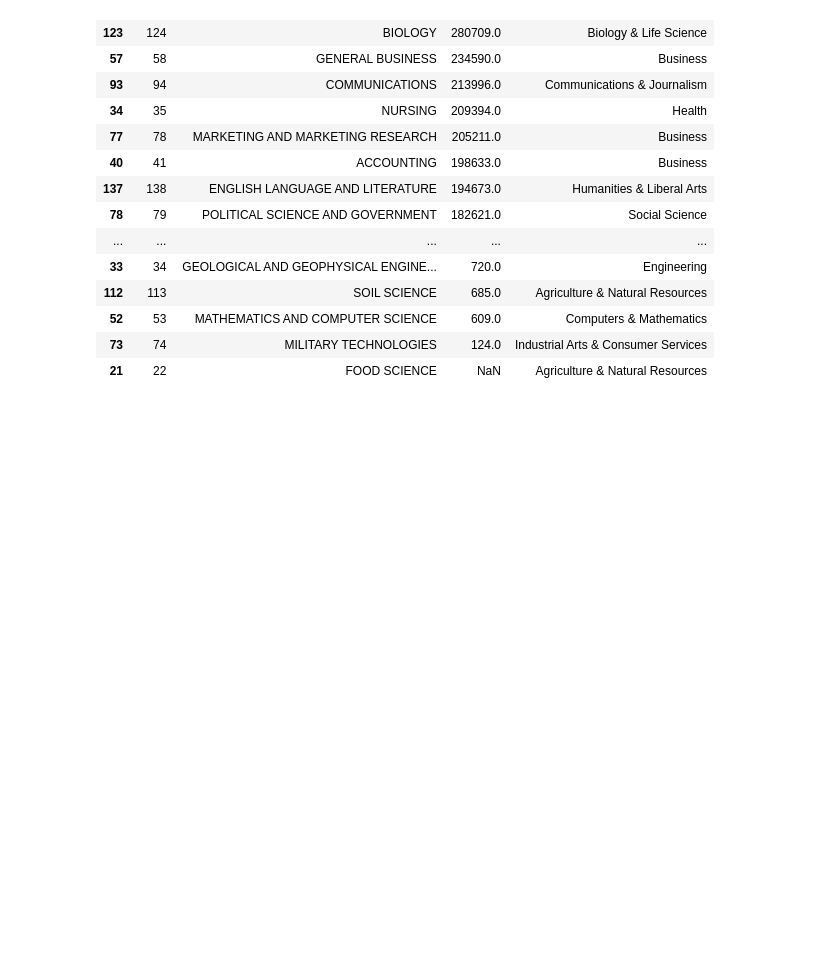
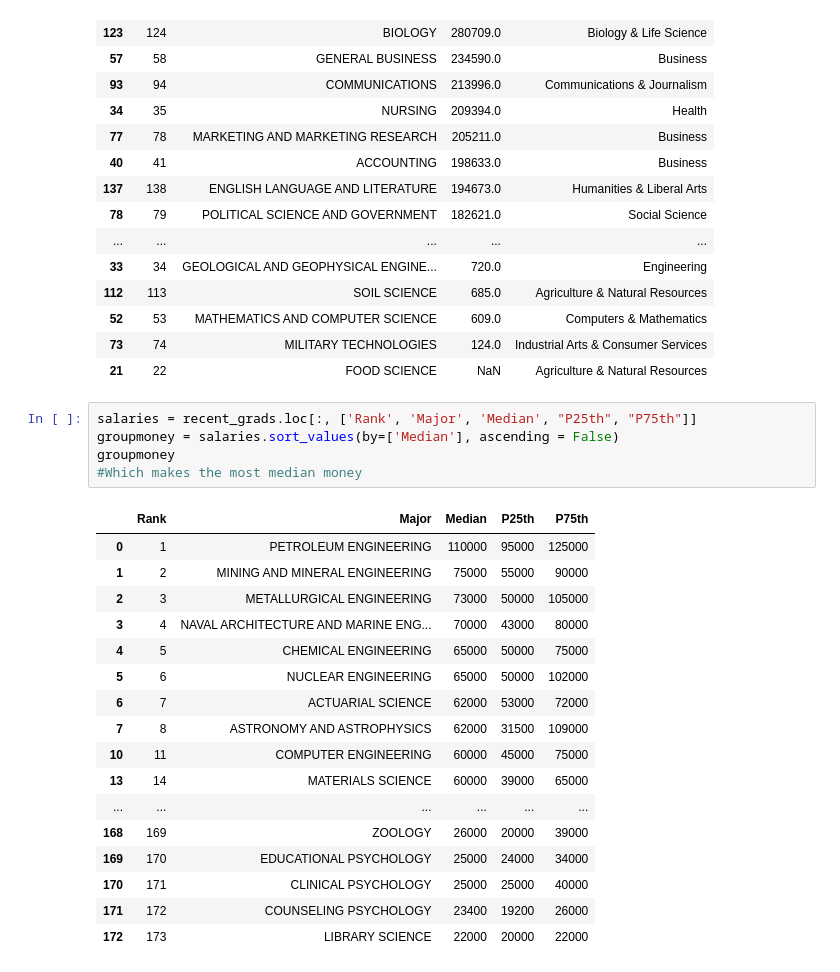
Before and after one commit to sbraverman24/data-science-2022F, a Jupyter notebook: unit2/Project/project2.ipynb, the cells around one changed output. Drawn from its saved outputs; the diff is of its cells as text; blank space fills up the shorter version.

```diff
--- a/unit2/Project/project2.ipynb
+++ b/unit2/Project/project2.ipynb
@@ -84,3 +84,26 @@ groupmajors
 | 52 | 53 | MATHEMATICS AND COMPUTER SCIENCE | 609.0 | Computers & Mathematics |
 | 73 | 74 | MILITARY TECHNOLOGIES | 124.0 | Industrial Arts & Consumer Services |
 | 21 | 22 | FOOD SCIENCE | NaN | Agriculture & Natural Resources |
+# %%
+salaries = recent_grads.loc[:, ['Rank', 'Major', 'Median', "P25th", "P75th"]]
+groupmoney = salaries.sort_values(by=['Median'], ascending = False)
+groupmoney
+#Which makes the most median money
+# %% [output]
+|  | Rank | Major | Median | P25th | P75th |
+| 0 | 1 | PETROLEUM ENGINEERING | 110000 | 95000 | 125000 |
+| 1 | 2 | MINING AND MINERAL ENGINEERING | 75000 | 55000 | 90000 |
+| 2 | 3 | METALLURGICAL ENGINEERING | 73000 | 50000 | 105000 |
+| 3 | 4 | NAVAL ARCHITECTURE AND MARINE ENG... | 70000 | 43000 | 80000 |
+| 4 | 5 | CHEMICAL ENGINEERING | 65000 | 50000 | 75000 |
+| 5 | 6 | NUCLEAR ENGINEERING | 65000 | 50000 | 102000 |
+| 6 | 7 | ACTUARIAL SCIENCE | 62000 | 53000 | 72000 |
+| 7 | 8 | ASTRONOMY AND ASTROPHYSICS | 62000 | 31500 | 109000 |
+| 10 | 11 | COMPUTER ENGINEERING | 60000 | 45000 | 75000 |
+| 13 | 14 | MATERIALS SCIENCE | 60000 | 39000 | 65000 |
+| ... | ... | ... | ... | ... | ... |
+| 168 | 169 | ZOOLOGY | 26000 | 20000 | 39000 |
+| 169 | 170 | EDUCATIONAL PSYCHOLOGY | 25000 | 24000 | 34000 |
+| 170 | 171 | CLINICAL PSYCHOLOGY | 25000 | 25000 | 40000 |
+| 171 | 172 | COUNSELING PSYCHOLOGY | 23400 | 19200 | 26000 |
+| 172 | 173 | LIBRARY SCIENCE | 22000 | 20000 | 22000 |
```
Also changed, not shown: parts of 11 cells of this notebook.
